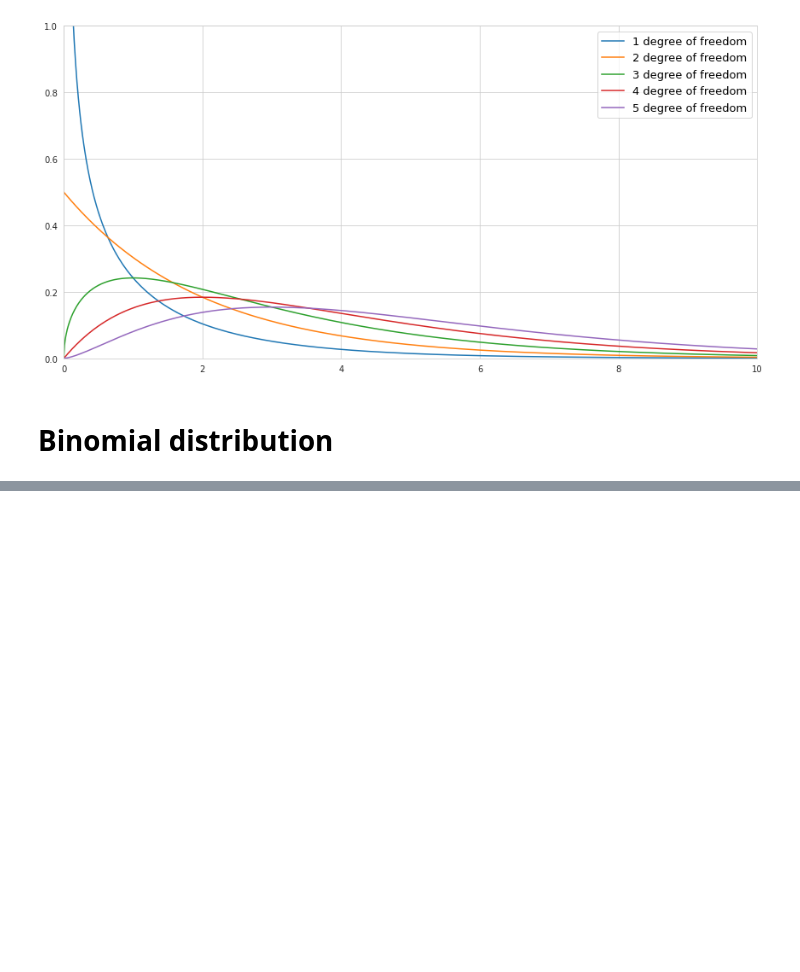
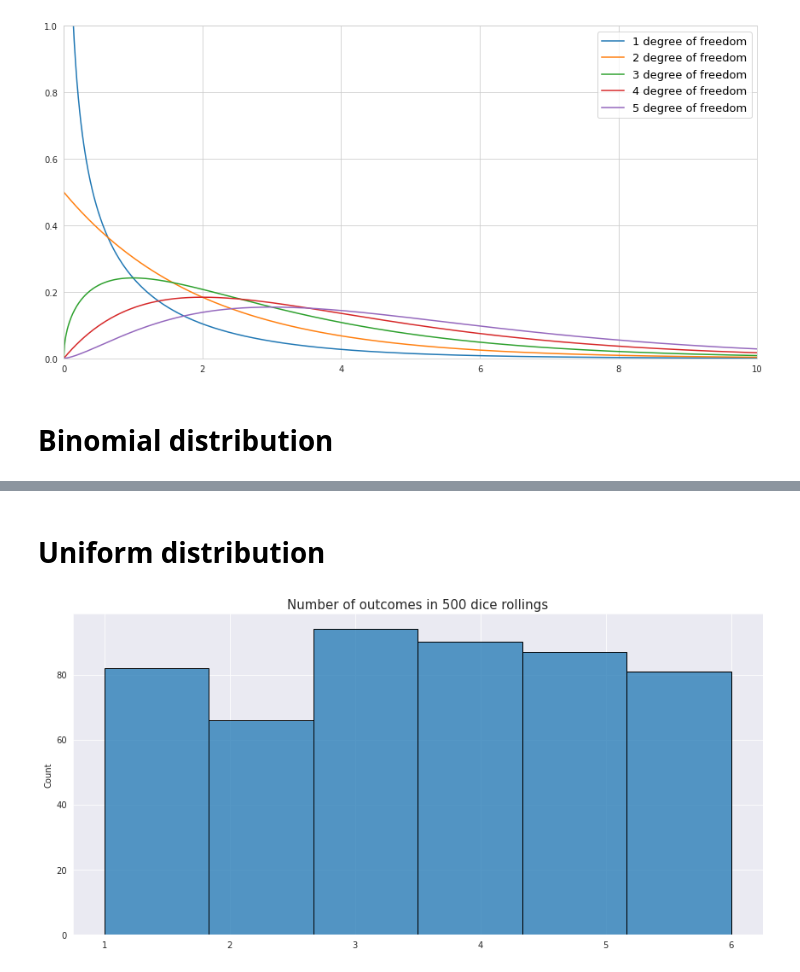
Before and after one commit to vzahorui/vzahorui.github.io, a Jupyter notebook: jupyter_notebooks/ditributions/plot_distributions.ipynb, the cells around one changed output, grey strips where cells are left out. Cells and saved outputs as stored; diff of their text form; code cells hidden in the pictures; blank space fills up the shorter version.

```diff
--- a/jupyter_notebooks/ditributions/plot_distributions.ipynb
+++ b/jupyter_notebooks/ditributions/plot_distributions.ipynb
@@ -146,0 +148,12 @@ plt.savefig('../../assets/images/probability/binomial_distribution.png', bbox_in
+# %% [markdown]
+# Uniform distribution
+# %%
+with sns.axes_style('darkgrid'):
+    fig, ax = plt.subplots(figsize=(12,6))
+uniform_discrete = np.random.randint(low=1, high=7, size=500)
+sns.histplot(data=uniform_discrete, palette='deep', bins=6)
+ax.set_title('Number of outcomes in 500 dice rollings', fontsize=15)
+plt.tight_layout()
+plt.savefig('../../assets/images/probability/uniform_distribution.png', bbox_inches='tight');
+# %% [output]
+[figure, added]
```
Also changed, not shown: parts of 5 cells of this notebook, 6 other files.
